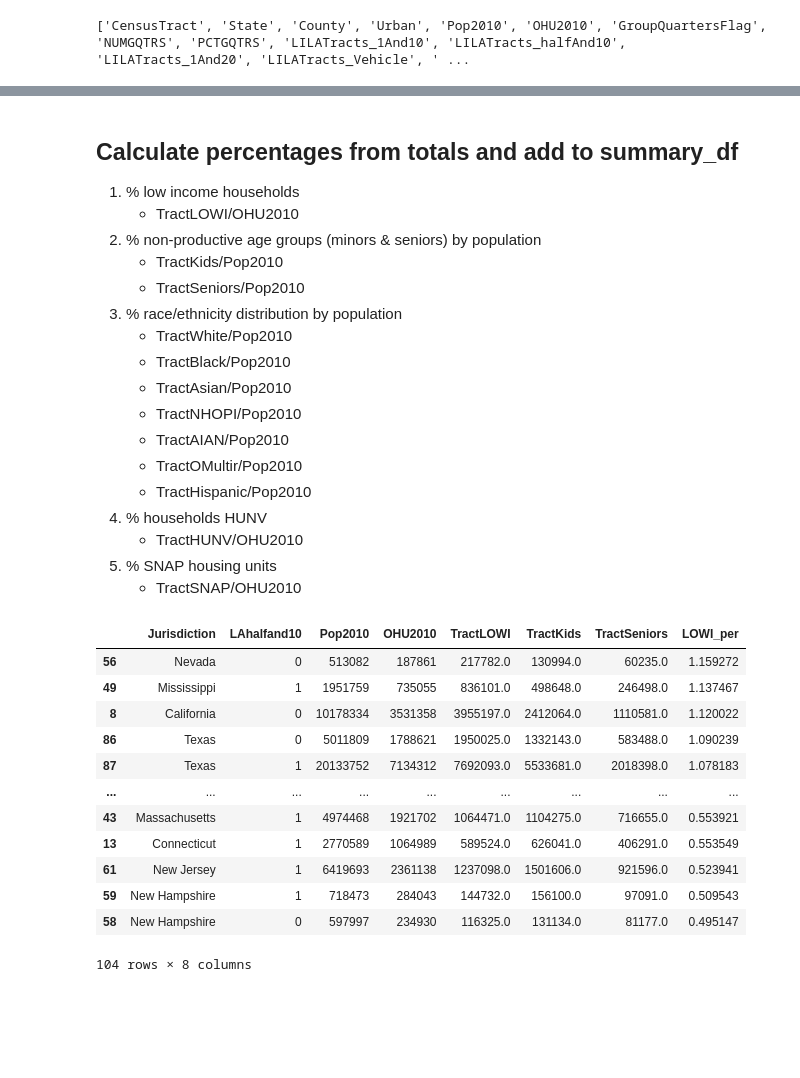
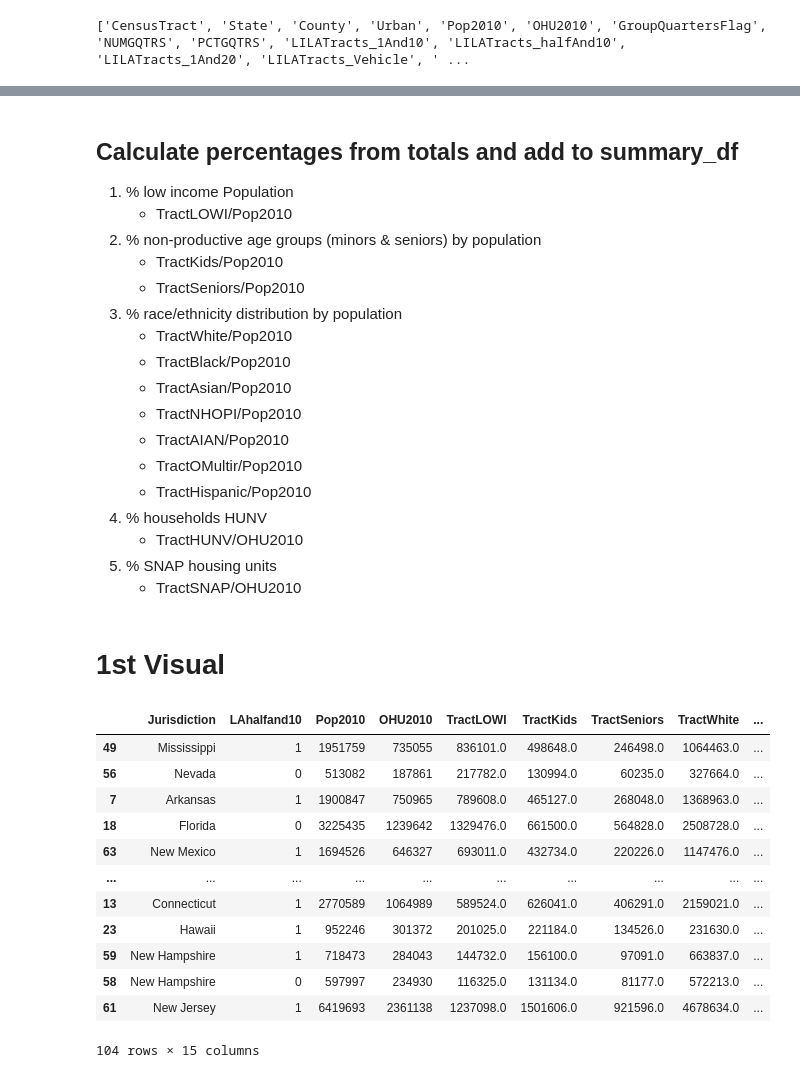
Before and after one commit to meeyoungPH/food-insecurity-machine-learning, a Jupyter notebook: static/data/state_summary_etl.ipynb, the cells around one changed output, grey strips where cells are left out. Cells and saved outputs as stored; diff of their text form; code cells hidden in the pictures; blank space fills up the shorter version.

```diff
--- a/static/data/state_summary_etl.ipynb
+++ b/static/data/state_summary_etl.ipynb
@@ -43,14 +43,19 @@ print(df.columns.tolist())
 ['CensusTract', 'State', 'County', 'Urban', 'Pop2010', 'OHU2010', 'GroupQuartersFlag', 'NUMGQTRS', 'PCTGQTRS', 'LILATracts_1And10', 'LILATracts_halfAnd10', 'LILATracts_1And20', 'LILATracts_Vehicle', ' ...
 # %%
 # summarize total number of population or households in selected features by STATE
-############ note to team: I did the summary for the first two charts only.
-############ Need to sum the other raw data fields that being with Tract...
 state_summary_df = df.groupby(['State','LAhalfand10']).agg({
     'Pop2010': 'sum',
     'OHU2010': 'sum',
     'TractLOWI': 'sum',
     'TractKids': 'sum',
-    'TractSeniors': 'sum'
+    'TractSeniors': 'sum',
+    'TractWhite': 'sum',
+    'TractBlack': 'sum',
+    'TractAsian': 'sum',
+    'TractNHOPI': 'sum',
+    'TractAIAN': 'sum',
+    'TractOMultir': 'sum',
+    'TractHispanic': 'sum'
 })
 # reset index; transform State and LAhalfand10 from index fields to columns
 state_summary_df.reset_index(inplace=True)
@@ -77,13 +82,18 @@ state_summary_df
 # %%
 # summarize total number of population or households in selected features for US
-############ note to team: I did the summary for the first two charts only.
-############ Need to sum the other raw data fields that being with Tract...
 us_summary_df = df.groupby(['LAhalfand10']).agg({
     'Pop2010': 'sum',
     'OHU2010': 'sum',
     'TractLOWI': 'sum',
     'TractKids': 'sum',
-    'TractSeniors': 'sum'
+    'TractSeniors': 'sum',
+    'TractWhite': 'sum',
+    'TractBlack': 'sum',
+    'TractAsian': 'sum',
+    'TractNHOPI': 'sum',
+    'TractAIAN': 'sum',
+    'TractOMultir': 'sum',
+    'TractHispanic': 'sum'
 })
 # reset index; transform LAhalfand10 from index field to column
 us_summary_df.reset_index(inplace=True)
@@ -112,7 +122,7 @@ summary_df.tail()
 # %% [markdown]
 ## Calculate percentages from totals and add to summary_df
-1. % low income households
-    - TractLOWI/OHU2010
+1. % low income Population
+    - TractLOWI/Pop2010
 2. % non-productive age groups (minors & seniors) by population
     - TractKids/Pop2010
     - TractSeniors/Pop2010
@@ -128,27 +138,30 @@ summary_df.tail()
     - TractHUNV/OHU2010
 5. % SNAP housing units
     - TractSNAP/OHU2010
+# %% [markdown]
+# 1st Visual
 # %%
-# Low income household
-summary_df['LOWI_per'] = summary_df['TractLOWI']/summary_df['OHU2010']
+# Low income Population
+summary_df['LOWI_per'] = summary_df['TractLOWI']/summary_df['Pop2010']
 summary_df = summary_df.sort_values('LOWI_per', ascending=False)
 
 summary_df
 
 ########### not sure why some of the percentages are above 100% in the LOWI_per column.
 ########### is it possible the denom needs to be the population and not the household?
 ########### suggest someone read the data dictionary/documentation to figure this out.
+############# I changed to population instead of household - Jovawnte
 # %% [output]
-|  | Jurisdiction | LAhalfand10 | Pop2010 | OHU2010 | TractLOWI | TractKids | TractSeniors | LOWI_per |
-| 56 | Nevada | 0 | 513082 | 187861 | 217782.0 | 130994.0 | 60235.0 | 1.159272 |
-| 49 | Mississippi | 1 | 1951759 | 735055 | 836101.0 | 498648.0 | 246498.0 | 1.137467 |
-| 8 | California | 0 | 10178334 | 3531358 | 3955197.0 | 2412064.0 | 1110581.0 | 1.120022 |
-| 86 | Texas | 0 | 5011809 | 1788621 | 1950025.0 | 1332143.0 | 583488.0 | 1.090239 |
-| 87 | Texas | 1 | 20133752 | 7134312 | 7692093.0 | 5533681.0 | 2018398.0 | 1.078183 |
-| ... | ... | ... | ... | ... | ... | ... | ... | ... |
-| 43 | Massachusetts | 1 | 4974468 | 1921702 | 1064471.0 | 1104275.0 | 716655.0 | 0.553921 |
-| 13 | Connecticut | 1 | 2770589 | 1064989 | 589524.0 | 626041.0 | 406291.0 | 0.553549 |
-| 61 | New Jersey | 1 | 6419693 | 2361138 | 1237098.0 | 1501606.0 | 921596.0 | 0.523941 |
-| 59 | New Hampshire | 1 | 718473 | 284043 | 144732.0 | 156100.0 | 97091.0 | 0.509543 |
-| 58 | New Hampshire | 0 | 597997 | 234930 | 116325.0 | 131134.0 | 81177.0 | 0.495147 |
+|  | Jurisdiction | LAhalfand10 | Pop2010 | OHU2010 | TractLOWI | TractKids | TractSeniors | TractWhite | ... |
+| 49 | Mississippi | 1 | 1951759 | 735055 | 836101.0 | 498648.0 | 246498.0 | 1064463.0 | ... |
+| 56 | Nevada | 0 | 513082 | 187861 | 217782.0 | 130994.0 | 60235.0 | 327664.0 | ... |
+| 7 | Arkansas | 1 | 1900847 | 750965 | 789608.0 | 465127.0 | 268048.0 | 1368963.0 | ... |
+| 18 | Florida | 0 | 3225435 | 1239642 | 1329476.0 | 661500.0 | 564828.0 | 2508728.0 | ... |
+| 63 | New Mexico | 1 | 1694526 | 646327 | 693011.0 | 432734.0 | 220226.0 | 1147476.0 | ... |
+| ... | ... | ... | ... | ... | ... | ... | ... | ... | ... |
+| 13 | Connecticut | 1 | 2770589 | 1064989 | 589524.0 | 626041.0 | 406291.0 | 2159021.0 | ... |
+| 23 | Hawaii | 1 | 952246 | 301372 | 201025.0 | 221184.0 | 134526.0 | 231630.0 | ... |
+| 59 | New Hampshire | 1 | 718473 | 284043 | 144732.0 | 156100.0 | 97091.0 | 663837.0 | ... |
+| 58 | New Hampshire | 0 | 597997 | 234930 | 116325.0 | 131134.0 | 81177.0 | 572213.0 | ... |
+| 61 | New Jersey | 1 | 6419693 | 2361138 | 1237098.0 | 1501606.0 | 921596.0 | 4678634.0 | ... |
-104 rows × 8 columns
+104 rows × 15 columns
```
Also changed, not shown: parts of 12 cells of this notebook, 2 other files.
